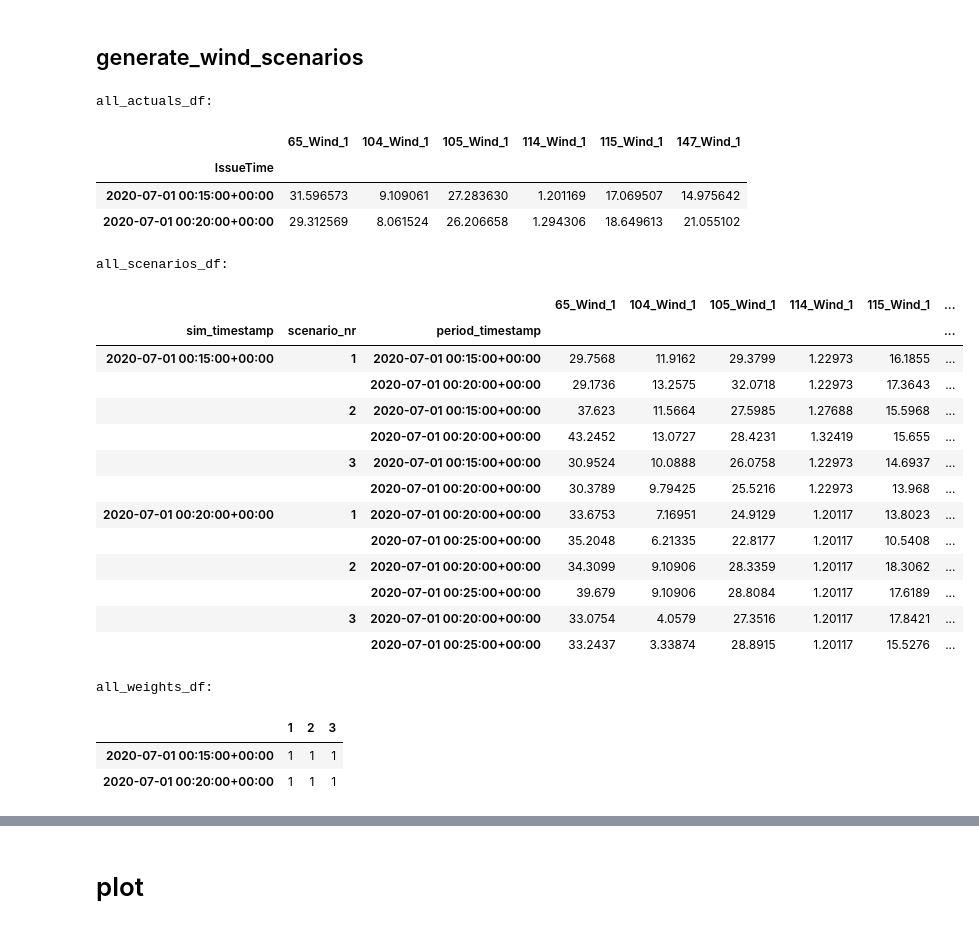
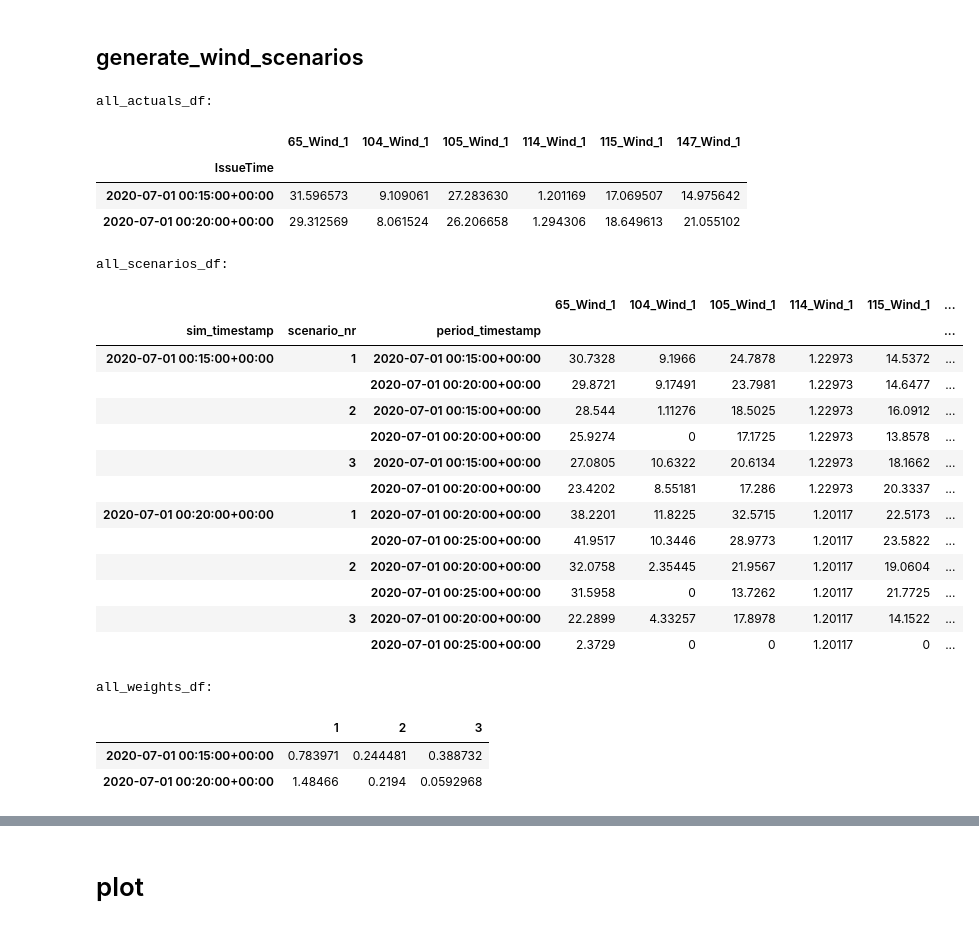
Before and after one commit to NREL/powerscenarios, a Jupyter notebook: notebooks/generate_scenarios.ipynb, the cells around one changed output, grey strips where cells are left out. Cells and saved outputs as stored; diff of their text form; code cells hidden in the pictures.

```diff
--- a/notebooks/generate_scenarios.ipynb
+++ b/notebooks/generate_scenarios.ipynb
@@ -94,7 +94,7 @@ parser = Parser()
 
 # if solar2wind, will replace all solar to wind
 bus_df, gen_df, wind_gen_df = parser.parse_rts_csvs(
-    bus_csv_filename, gen_csv_filename, solar2wind=True
+    bus_csv_filename, gen_csv_filename, solar2wind=False
 )
 
 # see what you got
@@ -240,8 +240,8 @@ sim_timestamps = [pd.Timestamp("2020-07-01 00:15:00+0000", tz="UTC"),pd.Timestam
 
 
 # other parameters
-sampling_method="monte carlo"
-#sampling_method="importance"
+#sampling_method="monte carlo"
+sampling_method="importance"
 n_scenarios = 3
 n_periods = 2
 
@@ -280,49 +280,49 @@ for sim_timestamp in sim_timestamps:
         #random_seed=6,
         random_seed=random_seed,
         output_format=0,
     )
     #all_scenarios_df=pd.concat([all_scenarios_df,scenarios_df])
     all_scenarios_df.loc[sim_timestamp]=scenarios_df
 
     #all_weights_df=pd.concat([all_weights_df,weights_df])
     all_weights_df.loc[sim_timestamp]=weights_df.loc[sim_timestamp]
 
 
 
 
 all_actuals_df=grid.actuals.loc[sim_timestamps].drop("TotalPower", axis=1).copy()
 
 print('\nall_actuals_df:')
 all_actuals_df
 print('\nall_scenarios_df:')
 all_scenarios_df
 print('\nall_weights_df:')
 all_weights_df
 # %% [output]
 all_actuals_df:
 |  | 65_Wind_1 | 104_Wind_1 | 105_Wind_1 | 114_Wind_1 | 115_Wind_1 | 147_Wind_1 |
 | IssueTime |  |  |  |  |  |  |
 | 2020-07-01 00:15:00+00:00 | 31.596573 | 9.109061 | 27.283630 | 1.201169 | 17.069507 | 14.975642 |
 | 2020-07-01 00:20:00+00:00 | 29.312569 | 8.061524 | 26.206658 | 1.294306 | 18.649613 | 21.055102 |
 all_scenarios_df:
 |  |  |  | 65_Wind_1 | 104_Wind_1 | 105_Wind_1 | 114_Wind_1 | 115_Wind_1 | ... |
 | sim_timestamp | scenario_nr | period_timestamp |  |  |  |  |  | ... |
-| 2020-07-01 00:15:00+00:00 | 1 | 2020-07-01 00:15:00+00:00 | 29.7568 | 11.9162 | 29.3799 | 1.22973 | 16.1855 | ... |
-|  |  | 2020-07-01 00:20:00+00:00 | 29.1736 | 13.2575 | 32.0718 | 1.22973 | 17.3643 | ... |
-|  | 2 | 2020-07-01 00:15:00+00:00 | 37.623 | 11.5664 | 27.5985 | 1.27688 | 15.5968 | ... |
-|  |  | 2020-07-01 00:20:00+00:00 | 43.2452 | 13.0727 | 28.4231 | 1.32419 | 15.655 | ... |
-|  | 3 | 2020-07-01 00:15:00+00:00 | 30.9524 | 10.0888 | 26.0758 | 1.22973 | 14.6937 | ... |
-|  |  | 2020-07-01 00:20:00+00:00 | 30.3789 | 9.79425 | 25.5216 | 1.22973 | 13.968 | ... |
-| 2020-07-01 00:20:00+00:00 | 1 | 2020-07-01 00:20:00+00:00 | 33.6753 | 7.16951 | 24.9129 | 1.20117 | 13.8023 | ... |
-|  |  | 2020-07-01 00:25:00+00:00 | 35.2048 | 6.21335 | 22.8177 | 1.20117 | 10.5408 | ... |
-|  | 2 | 2020-07-01 00:20:00+00:00 | 34.3099 | 9.10906 | 28.3359 | 1.20117 | 18.3062 | ... |
-|  |  | 2020-07-01 00:25:00+00:00 | 39.679 | 9.10906 | 28.8084 | 1.20117 | 17.6189 | ... |
-|  | 3 | 2020-07-01 00:20:00+00:00 | 33.0754 | 4.0579 | 27.3516 | 1.20117 | 17.8421 | ... |
-|  |  | 2020-07-01 00:25:00+00:00 | 33.2437 | 3.33874 | 28.8915 | 1.20117 | 15.5276 | ... |
+| 2020-07-01 00:15:00+00:00 | 1 | 2020-07-01 00:15:00+00:00 | 30.7328 | 9.1966 | 24.7878 | 1.22973 | 14.5372 | ... |
+|  |  | 2020-07-01 00:20:00+00:00 | 29.8721 | 9.17491 | 23.7981 | 1.22973 | 14.6477 | ... |
+|  | 2 | 2020-07-01 00:15:00+00:00 | 28.544 | 1.11276 | 18.5025 | 1.22973 | 16.0912 | ... |
+|  |  | 2020-07-01 00:20:00+00:00 | 25.9274 | 0 | 17.1725 | 1.22973 | 13.8578 | ... |
+|  | 3 | 2020-07-01 00:15:00+00:00 | 27.0805 | 10.6322 | 20.6134 | 1.22973 | 18.1662 | ... |
+|  |  | 2020-07-01 00:20:00+00:00 | 23.4202 | 8.55181 | 17.286 | 1.22973 | 20.3337 | ... |
+| 2020-07-01 00:20:00+00:00 | 1 | 2020-07-01 00:20:00+00:00 | 38.2201 | 11.8225 | 32.5715 | 1.20117 | 22.5173 | ... |
+|  |  | 2020-07-01 00:25:00+00:00 | 41.9517 | 10.3446 | 28.9773 | 1.20117 | 23.5822 | ... |
+|  | 2 | 2020-07-01 00:20:00+00:00 | 32.0758 | 2.35445 | 21.9567 | 1.20117 | 19.0604 | ... |
+|  |  | 2020-07-01 00:25:00+00:00 | 31.5958 | 0 | 13.7262 | 1.20117 | 21.7725 | ... |
+|  | 3 | 2020-07-01 00:20:00+00:00 | 22.2899 | 4.33257 | 17.8978 | 1.20117 | 14.1522 | ... |
+|  |  | 2020-07-01 00:25:00+00:00 | 2.3729 | 0 | 0 | 1.20117 | 0 | ... |
 all_weights_df:
 |  | 1 | 2 | 3 |
-| 2020-07-01 00:15:00+00:00 | 1 | 1 | 1 |
-| 2020-07-01 00:20:00+00:00 | 1 | 1 | 1 |
+| 2020-07-01 00:15:00+00:00 | 0.783971 | 0.244481 | 0.388732 |
+| 2020-07-01 00:20:00+00:00 | 1.48466 | 0.2194 | 0.0592968 |
 [interactive output not drawn]
 # %% [markdown]
 # plot
```
Also changed, not shown: parts of 2 cells of this notebook, 2 other files.
